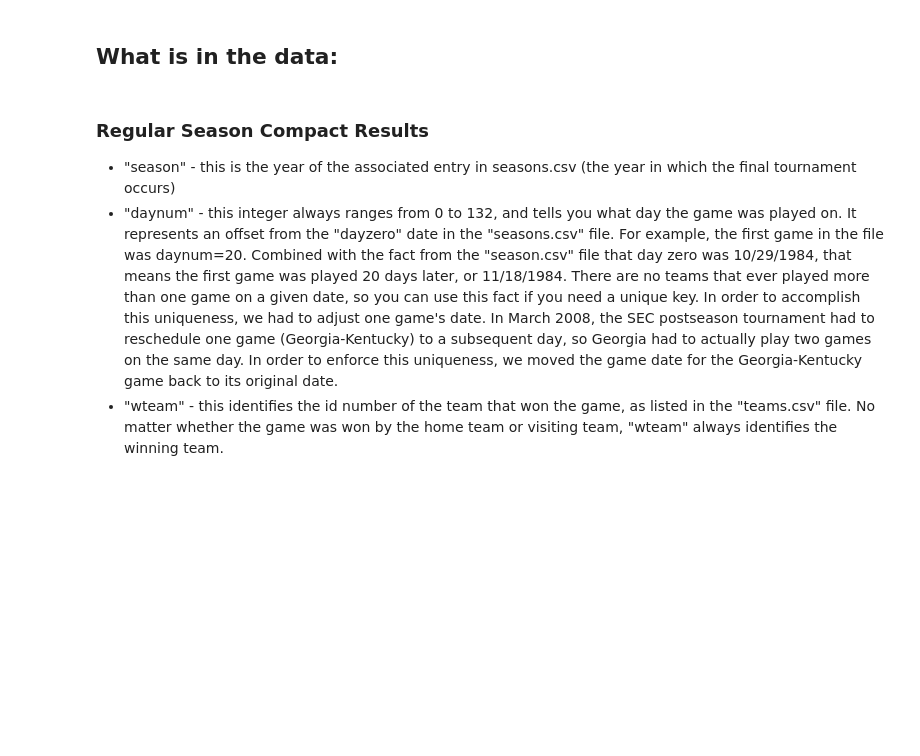
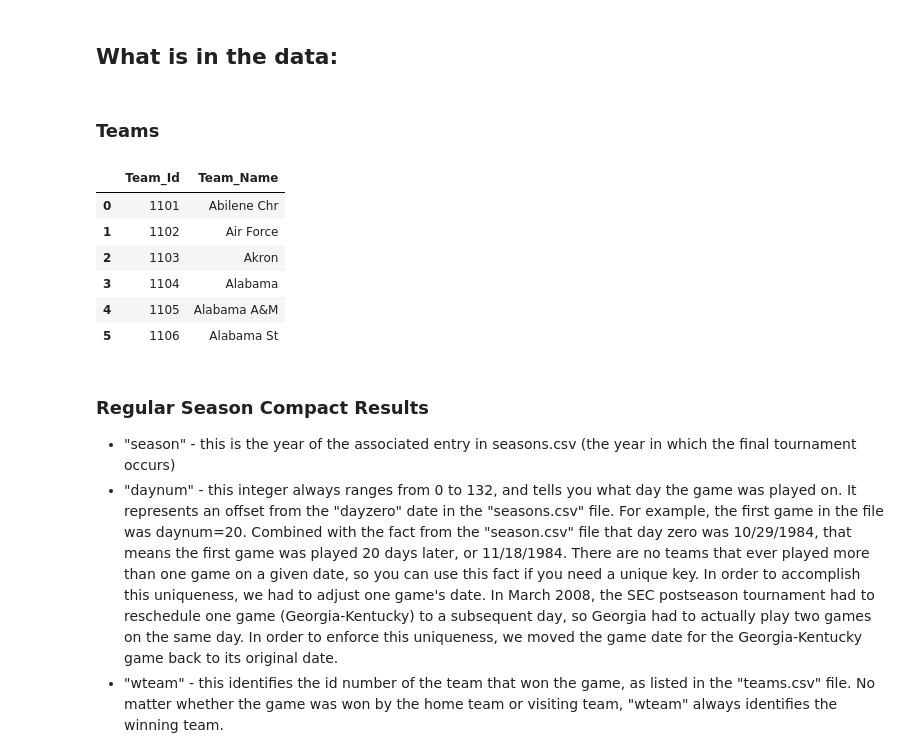
Before and after one commit to agbs2k8/Git_Tracked_Notebooks, a Jupyter notebook: 2017_March_Madness.ipynb, the cells around one changed output. Saved outputs shown, nothing was run; the diff lists cells and outputs as text; code cells hidden in the pictures; blank space fills up the shorter version.

```diff
--- a/2017_March_Madness.ipynb
+++ b/2017_March_Madness.ipynb
@@ -131,6 +131,19 @@ df_sample_sub.to_csv('other_guys_logreg_on_seed.csv', index=False)
 # AJ's Work and Predictions!
 # %% [markdown]
 ## What is in the data:
+# %% [markdown]
+### Teams
+# %%
+df_teams = pd.read_csv(file_path+"Teams.csv")
+df_teams[:6]
+# %% [output]
+|  | Team_Id | Team_Name |
+| 0 | 1101 | Abilene Chr |
+| 1 | 1102 | Air Force |
+| 2 | 1103 | Akron |
+| 3 | 1104 | Alabama |
+| 4 | 1105 | Alabama A&M |
+| 5 | 1106 | Alabama St |
 # %% [markdown]
 ### Regular Season Compact Results
 * "season" - this is the year of the associated entry in seasons.csv (the year in which the final tournament occurs)
```
Also changed, not shown: parts of 8 cells of this notebook.
